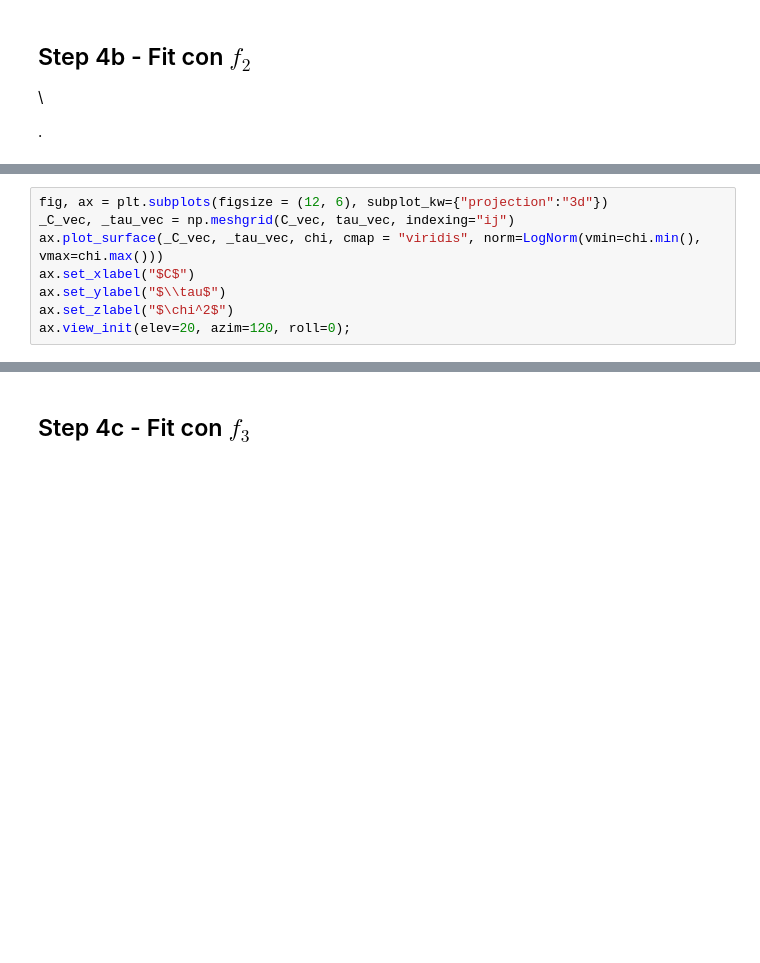
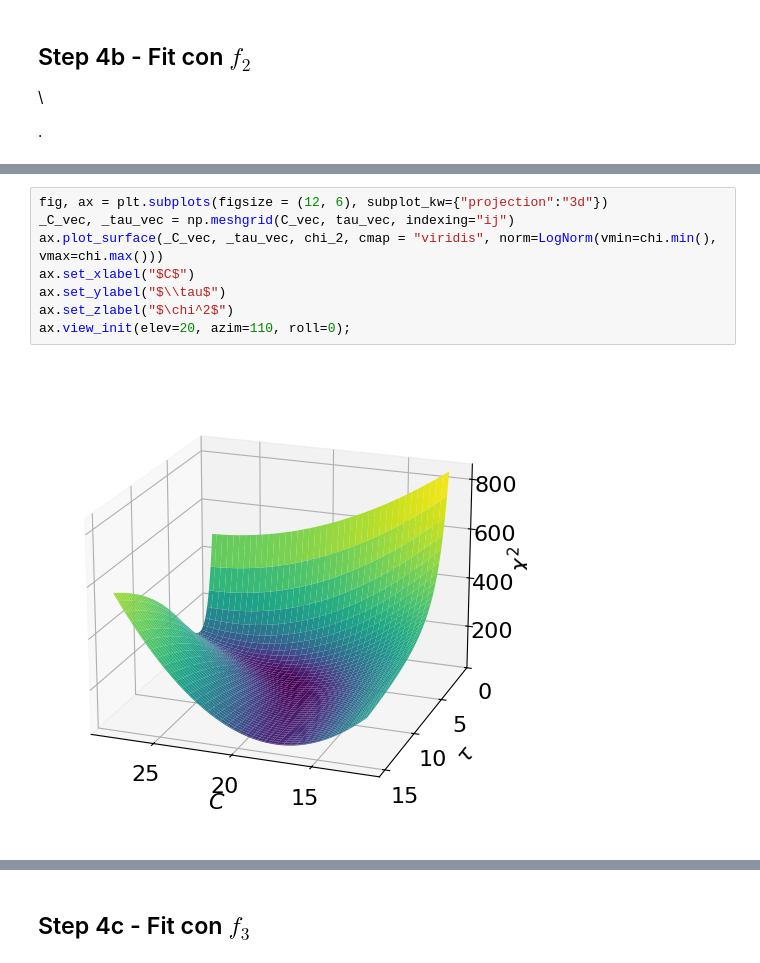
Before and after one commit to cerasole/EnvironmentalRadioactivity, a Jupyter notebook: Notebooks/Presenze.ipynb, the cells around one changed output, grey strips where cells are left out. Drawn from its saved outputs; the diff is of its cells as text; blank space fills up the shorter version.

```diff
--- a/Notebooks/Presenze.ipynb
+++ b/Notebooks/Presenze.ipynb
@@ -335,8 +385,10 @@ fig, ax = plt.subplots(figsize = (8, 6), subplot_kw={"projection":"3d"})
 # %%
 fig, ax = plt.subplots(figsize = (12, 6), subplot_kw={"projection":"3d"})
 _C_vec, _tau_vec = np.meshgrid(C_vec, tau_vec, indexing="ij")
-ax.plot_surface(_C_vec, _tau_vec, chi, cmap = "viridis", norm=LogNorm(vmin=chi.min(), vmax=chi.max()))
+ax.plot_surface(_C_vec, _tau_vec, chi_2, cmap = "viridis", norm=LogNorm(vmin=chi.min(), vmax=chi.max()))
 ax.set_xlabel("$C$")
 ax.set_ylabel("$\\tau$")
 ax.set_zlabel("$\chi^2$")
-ax.view_init(elev=20, azim=120, roll=0);
+ax.view_init(elev=20, azim=110, roll=0);
+# %% [output]
+[figure, added]
```
Also changed, not shown: parts of 30 cells of this notebook.
